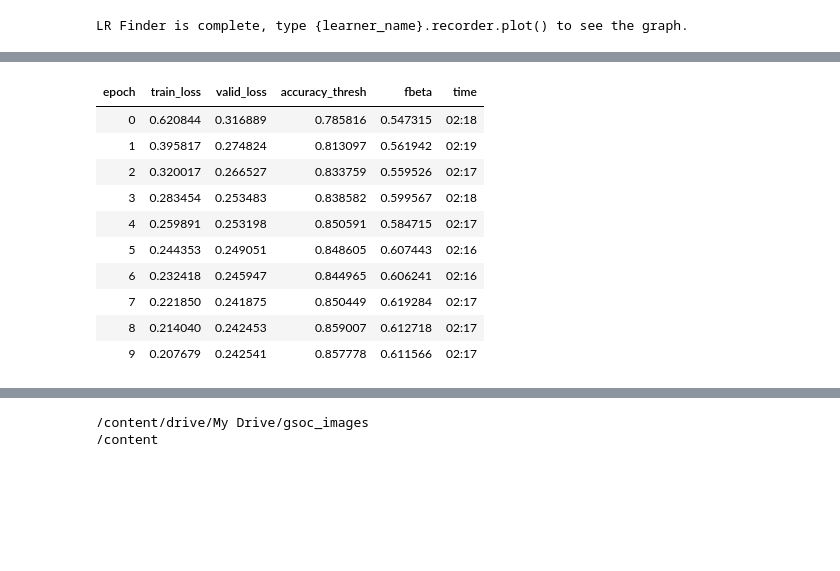
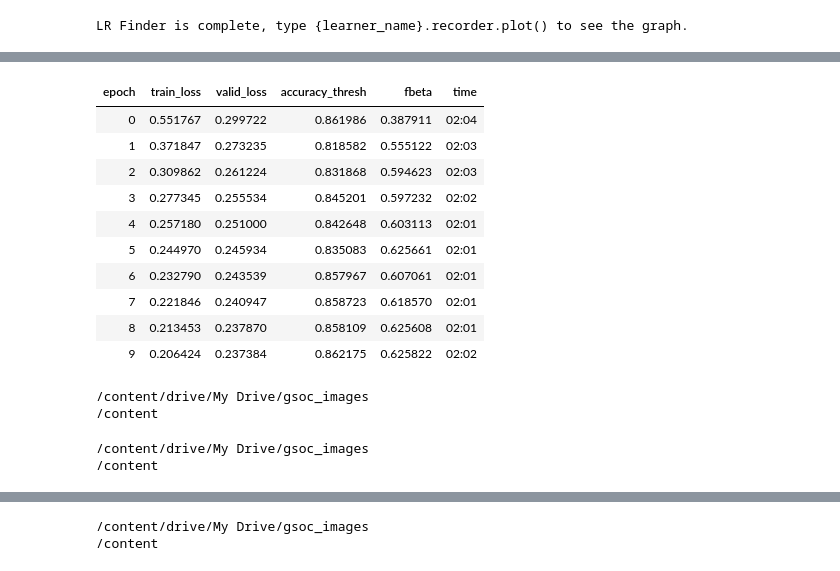
Before and after one commit to swagato-c/gsoc2019, a Jupyter notebook: nbs/RKDTrain.ipynb, the cells around one changed output, grey strips where cells are left out. Drawn from its saved outputs; the diff is of its cells as text; code cells hidden in the pictures; blank space fills up the shorter version.

```diff
--- a/nbs/RKDTrain.ipynb
+++ b/nbs/RKDTrain.ipynb
@@ -77,7 +82,7 @@ df[:20]
 # %%
 src = ImageList.from_df(df[['IMG','IC1']],PATH).split_by_rand_pct().label_from_df(label_delim=',')
 # %%
-data = src.transform(get_transforms(max_rotate=2.0,max_warp=0.0), size=128).databunch(bs=512)
+data = src.transform(get_transforms(max_rotate=2.0,max_warp=0.0), size=128).databunch(bs=256)
 # %%
 data.show_batch()
 # %% [output]
@@ -100,18 +105,21 @@ learn.recorder.plot()
 # %%
-learn.fit_one_cycle(10,slice(2e-2//3,2e-2))
+learn.fit_one_cycle(10,slice(3e-2//3,3e-2))
 # %% [output]
 | epoch | train_loss | valid_loss | accuracy_thresh | fbeta | time |
-| 0 | 0.620844 | 0.316889 | 0.785816 | 0.547315 | 02:18 |
-| 1 | 0.395817 | 0.274824 | 0.813097 | 0.561942 | 02:19 |
-| 2 | 0.320017 | 0.266527 | 0.833759 | 0.559526 | 02:17 |
-| 3 | 0.283454 | 0.253483 | 0.838582 | 0.599567 | 02:18 |
-| 4 | 0.259891 | 0.253198 | 0.850591 | 0.584715 | 02:17 |
-| 5 | 0.244353 | 0.249051 | 0.848605 | 0.607443 | 02:16 |
-| 6 | 0.232418 | 0.245947 | 0.844965 | 0.606241 | 02:16 |
-| 7 | 0.221850 | 0.241875 | 0.850449 | 0.619284 | 02:17 |
-| 8 | 0.214040 | 0.242453 | 0.859007 | 0.612718 | 02:17 |
-| 9 | 0.207679 | 0.242541 | 0.857778 | 0.611566 | 02:17 |
+| 0 | 0.551767 | 0.299722 | 0.861986 | 0.387911 | 02:04 |
+| 1 | 0.371847 | 0.273235 | 0.818582 | 0.555122 | 02:03 |
+| 2 | 0.309862 | 0.261224 | 0.831868 | 0.594623 | 02:03 |
+| 3 | 0.277345 | 0.255534 | 0.845201 | 0.597232 | 02:02 |
+| 4 | 0.257180 | 0.251000 | 0.842648 | 0.603113 | 02:01 |
+| 5 | 0.244970 | 0.245934 | 0.835083 | 0.625661 | 02:01 |
+| 6 | 0.232790 | 0.243539 | 0.857967 | 0.607061 | 02:01 |
+| 7 | 0.221846 | 0.240947 | 0.858723 | 0.618570 | 02:01 |
+| 8 | 0.213453 | 0.237870 | 0.858109 | 0.625608 | 02:01 |
+| 9 | 0.206424 | 0.237384 | 0.862175 | 0.625822 | 02:02 |
 # %%
 %cd {DRIVE_URL}
-learn.save(f'{DRIVE_URL}/RKD1_frozen_2fb0611')
+learn.save(f'RKD1_frozen_2fb0625b256')
 %cd /content
+# %% [output]
+/content/drive/My Drive/gsoc_images
+/content
@@ -120,3 +126,10 @@ learn = learn.load(f'{DRIVE_URL}/images/models/RKD1_frozen_2fb0611')
+# %%
+%cd {DRIVE_URL}
+learn = learn.load(f'RKD1_frozen_2fb0625b256')
+%cd /content
+# %% [output]
+/content/drive/My Drive/gsoc_images
+/content
 # %%
 learn.unfreeze()
 # %%
```
Also changed, not shown: parts of 24 cells of this notebook.
